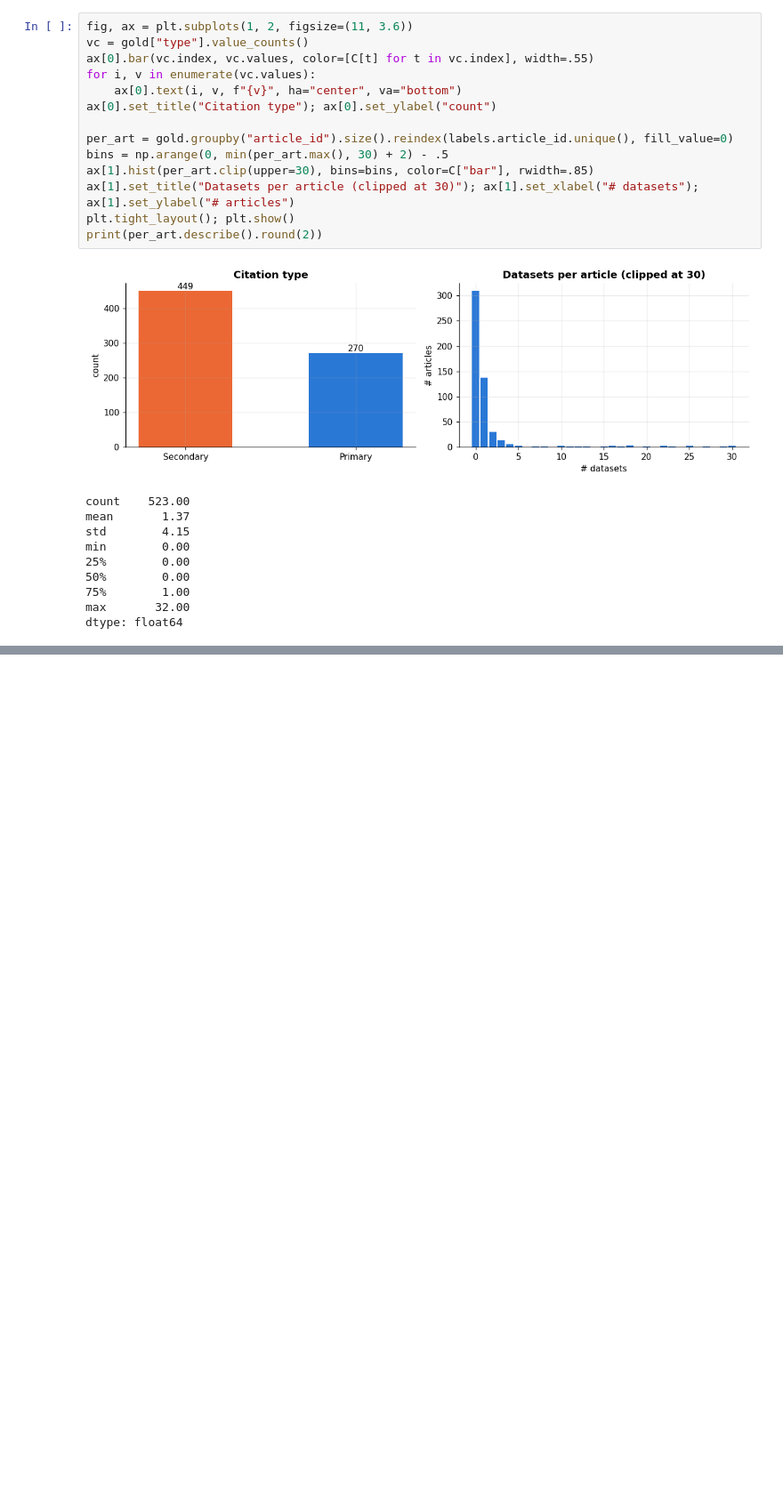
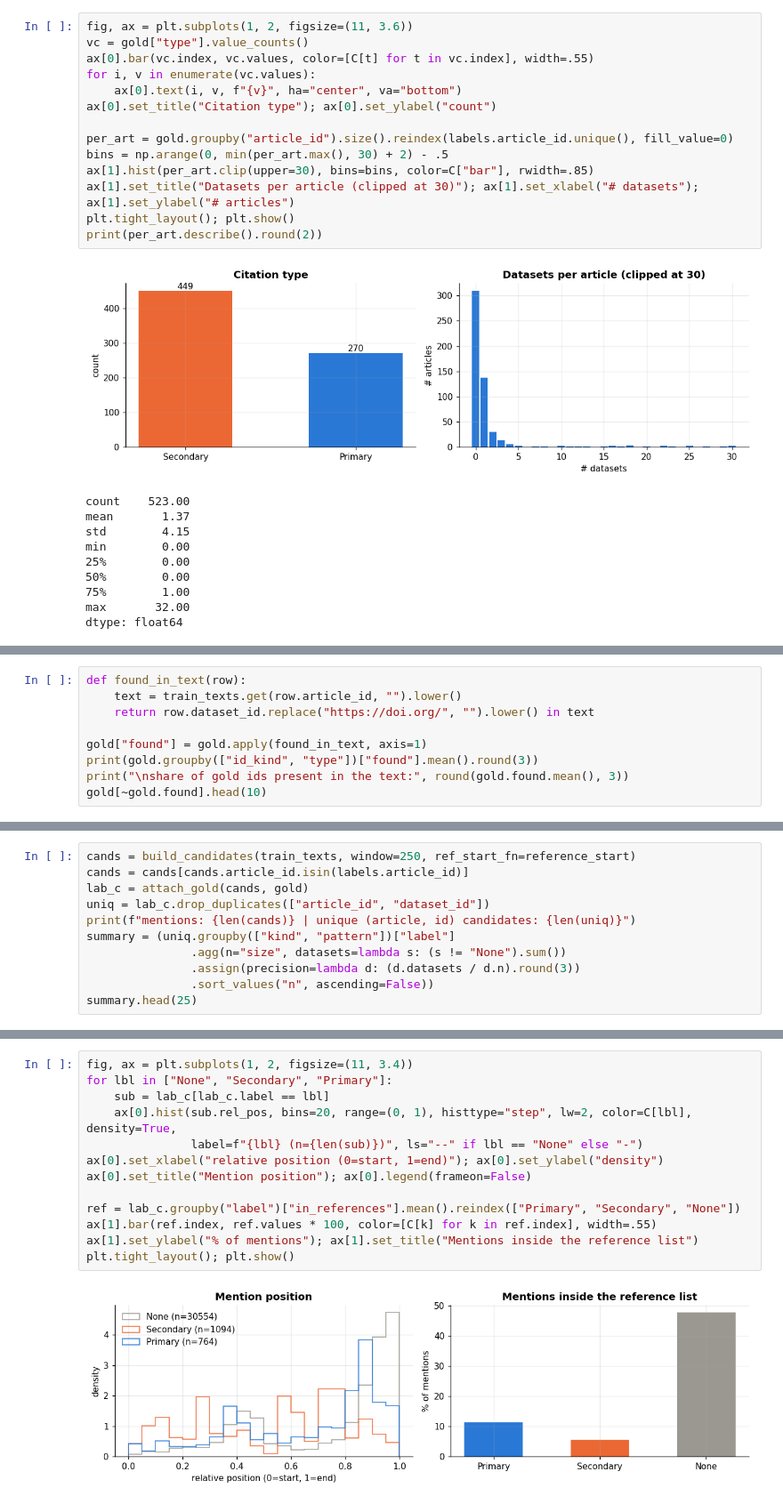
Before and after one commit to ummugulsumciftci/GROUP30_CENG313, a Jupyter notebook: assignment1_eda_baseline.ipynb, the cells around one changed output, grey strips where cells are left out. Shown at 89% size. Drawn from its saved outputs; the diff is of its cells as text; blank space fills up the shorter version.

```diff
--- a/assignment1_eda_baseline.ipynb
+++ b/assignment1_eda_baseline.ipynb
@@ -146,0 +236,9 @@ dtype: float64
+# %%
+def found_in_text(row):
+    text = train_texts.get(row.article_id, "").lower()
+    return row.dataset_id.replace("https://doi.org/", "").lower() in text
+
+gold["found"] = gold.apply(found_in_text, axis=1)
+print(gold.groupby(["id_kind", "type"])["found"].mean().round(3))
+print("\nshare of gold ids present in the text:", round(gold.found.mean(), 3))
+gold[~gold.found].head(10)
@@ -146,0 +265,11 @@ dtype: float64
+# %%
+cands = build_candidates(train_texts, window=250, ref_start_fn=reference_start)
+cands = cands[cands.article_id.isin(labels.article_id)]
+lab_c = attach_gold(cands, gold)
+uniq = lab_c.drop_duplicates(["article_id", "dataset_id"])
+print(f"mentions: {len(cands)} | unique (article, id) candidates: {len(uniq)}")
+summary = (uniq.groupby(["kind", "pattern"])["label"]
+               .agg(n="size", datasets=lambda s: (s != "None").sum())
+               .assign(precision=lambda d: (d.datasets / d.n).round(3))
+               .sort_values("n", ascending=False))
+summary.head(25)
@@ -146,0 +304,15 @@ dtype: float64
+# %%
+fig, ax = plt.subplots(1, 2, figsize=(11, 3.4))
+for lbl in ["None", "Secondary", "Primary"]:
+    sub = lab_c[lab_c.label == lbl]
+    ax[0].hist(sub.rel_pos, bins=20, range=(0, 1), histtype="step", lw=2, color=C[lbl], density=True,
+               label=f"{lbl} (n={len(sub)})", ls="--" if lbl == "None" else "-")
+ax[0].set_xlabel("relative position (0=start, 1=end)"); ax[0].set_ylabel("density")
+ax[0].set_title("Mention position"); ax[0].legend(frameon=False)
+
+ref = lab_c.groupby("label")["in_references"].mean().reindex(["Primary", "Secondary", "None"])
+ax[1].bar(ref.index, ref.values * 100, color=[C[k] for k in ref.index], width=.55)
+ax[1].set_ylabel("% of mentions"); ax[1].set_title("Mentions inside the reference list")
+plt.tight_layout(); plt.show()
+# %% [output]
+[figure, added]
```
Also changed, not shown: parts of 10 cells of this notebook.
